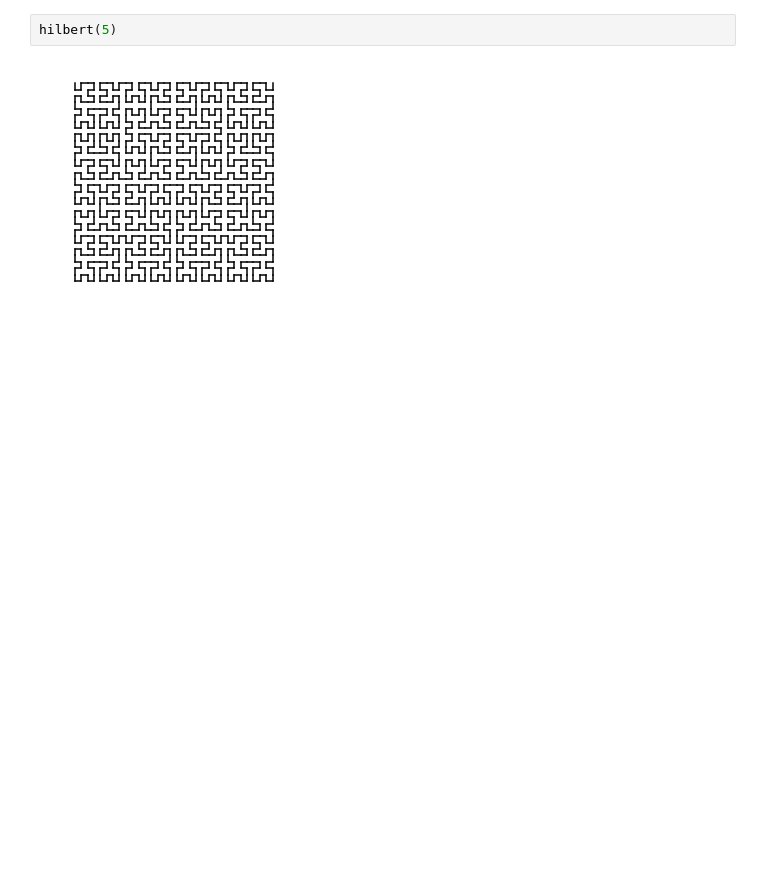
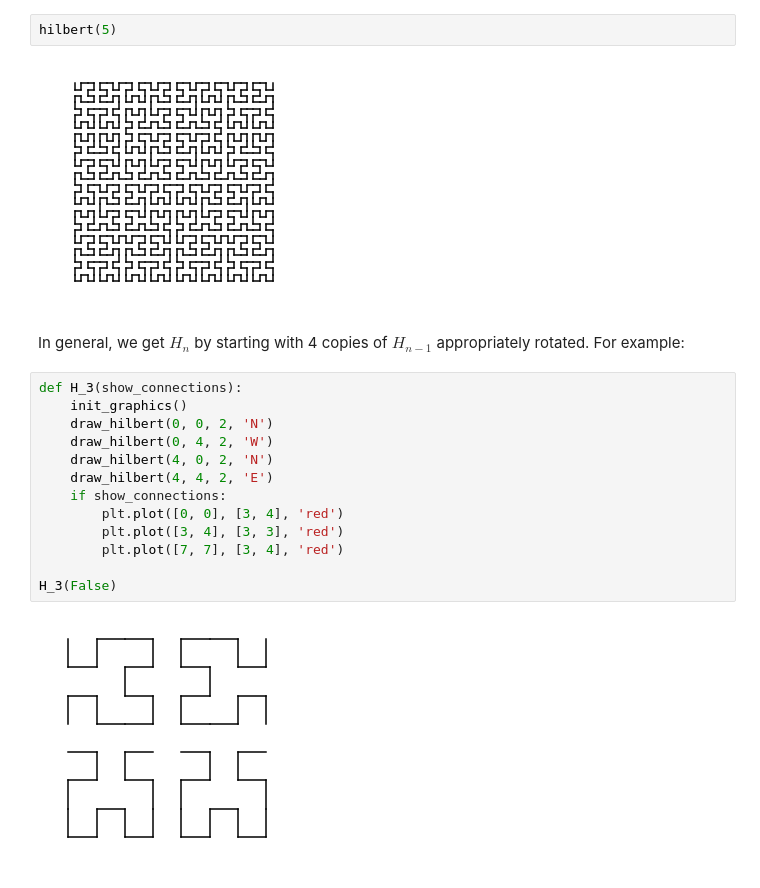
Before and after one commit to n3times/jupyter, a Jupyter notebook: Classic Fractals.ipynb, the cells around one changed output. Saved outputs shown, nothing was run; the diff lists cells and outputs as text; blank space fills up the shorter version.

Commit message:
Add example construction for Hilbert curve.

```diff
--- a/Classic Fractals.ipynb
+++ b/Classic Fractals.ipynb
@@ -279,3 +279,20 @@ hilbert(4)
 hilbert(5)
 # %% [output]
 [figure]
+# %% [markdown]
+In general, we get $H_n$ by starting with 4 copies of $H_{n-1}$ appropriately rotated. For example:
+# %%
+def H_3(show_connections):
+    init_graphics()
+    draw_hilbert(0, 0, 2, 'N')
+    draw_hilbert(0, 4, 2, 'W')
+    draw_hilbert(4, 0, 2, 'N')
+    draw_hilbert(4, 4, 2, 'E')
+    if show_connections:
+        plt.plot([0, 0], [3, 4], 'red')
+        plt.plot([3, 4], [3, 3], 'red')
+        plt.plot([7, 7], [3, 4], 'red')
+
+H_3(False)
+# %% [output]
+[figure, added]
```
Also changed, not shown: parts of 2 cells of this notebook.
